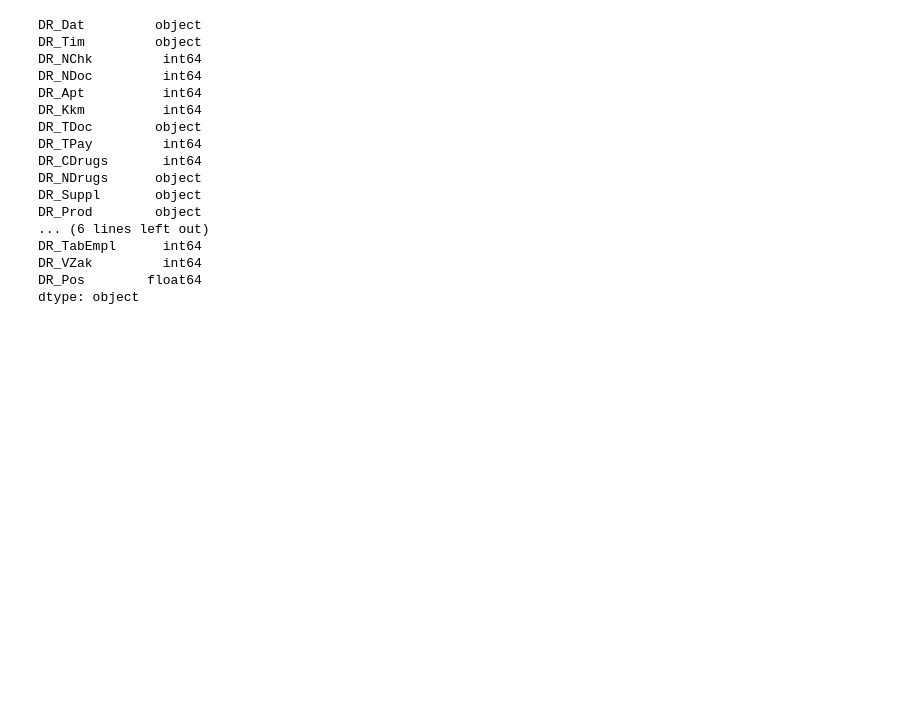
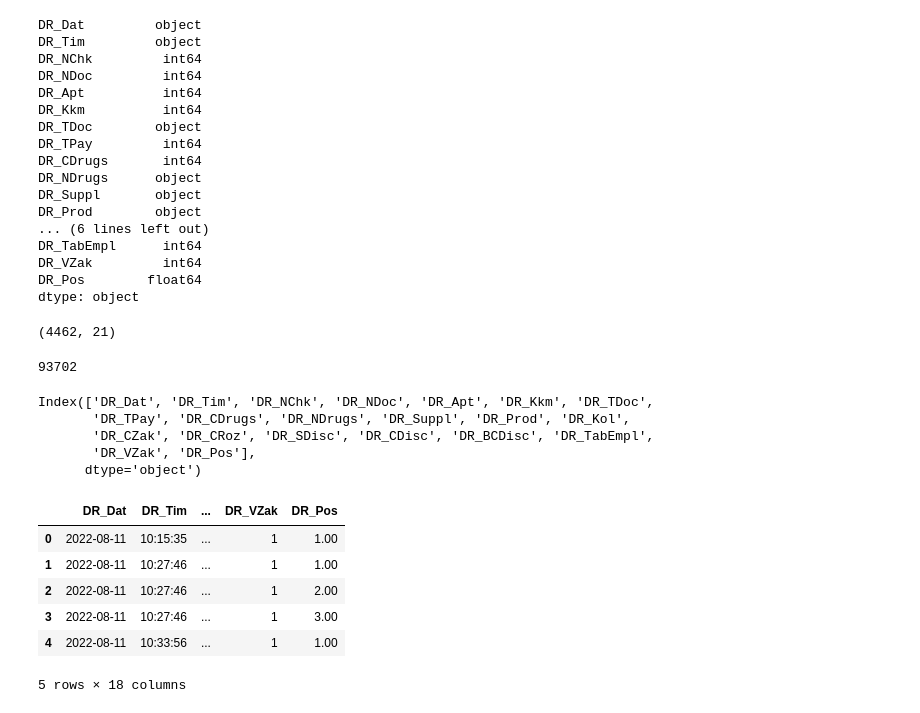
Before and after one commit to rodioniam/study_projects, a Jupyter notebook: pandas/working_with_data_file.ipynb, the cells around one changed output. Cells and saved outputs as stored; diff of their text form; code cells hidden in the pictures; blank space fills up the shorter version.

```diff
--- a/pandas/working_with_data_file.ipynb
+++ b/pandas/working_with_data_file.ipynb
@@ -54,3 +54,41 @@ DR_TabEmpl      int64
 DR_VZak         int64
 DR_Pos        float64
 dtype: object
+# %%
+# shows amount of columns and rows
+df.shape
+# %% [output]
+(4462, 21)
+# %%
+# shows amount of elements
+df.size
+# %% [output]
+93702
+# %%
+df.columns
+# %% [output]
+Index(['DR_Dat', 'DR_Tim', 'DR_NChk', 'DR_NDoc', 'DR_Apt', 'DR_Kkm', 'DR_TDoc',
+       'DR_TPay', 'DR_CDrugs', 'DR_NDrugs', 'DR_Suppl', 'DR_Prod', 'DR_Kol',
+       'DR_CZak', 'DR_CRoz', 'DR_SDisc', 'DR_CDisc', 'DR_BCDisc', 'DR_TabEmpl',
+       'DR_VZak', 'DR_Pos'],
+      dtype='object')
+# %%
+# here is a list with columns that ill need, i also changed their order
+user_columns = ['DR_Dat', 'DR_Tim', 'DR_NChk', 'DR_NDoc',
+                'DR_Apt', 'DR_NDrugs', 'DR_Kol', 'DR_CZak', 'DR_CRoz',
+                'DR_SDisc', 'DR_TPay', 'DR_CDrugs',
+                'DR_Suppl','DR_CDisc', 'DR_BCDisc', 'DR_TabEmpl',
+                'DR_VZak', 'DR_Pos']
+# %%
+# than i can just add here this list
+df[['DR_Dat', 'DR_Tim']] # i can also write them individualy like this
+edited_df = df[user_columns]
+edited_df.head()
+# %% [output]
+|  | DR_Dat | DR_Tim | ... | DR_VZak | DR_Pos |
+| 0 | 2022-08-11 | 10:15:35 | ... | 1 | 1.00 |
+| 1 | 2022-08-11 | 10:27:46 | ... | 1 | 1.00 |
+| 2 | 2022-08-11 | 10:27:46 | ... | 1 | 2.00 |
+| 3 | 2022-08-11 | 10:27:46 | ... | 1 | 3.00 |
+| 4 | 2022-08-11 | 10:33:56 | ... | 1 | 1.00 |
+5 rows × 18 columns
```
Also changed, not shown: parts of 5 cells of this notebook, 2 other files.
